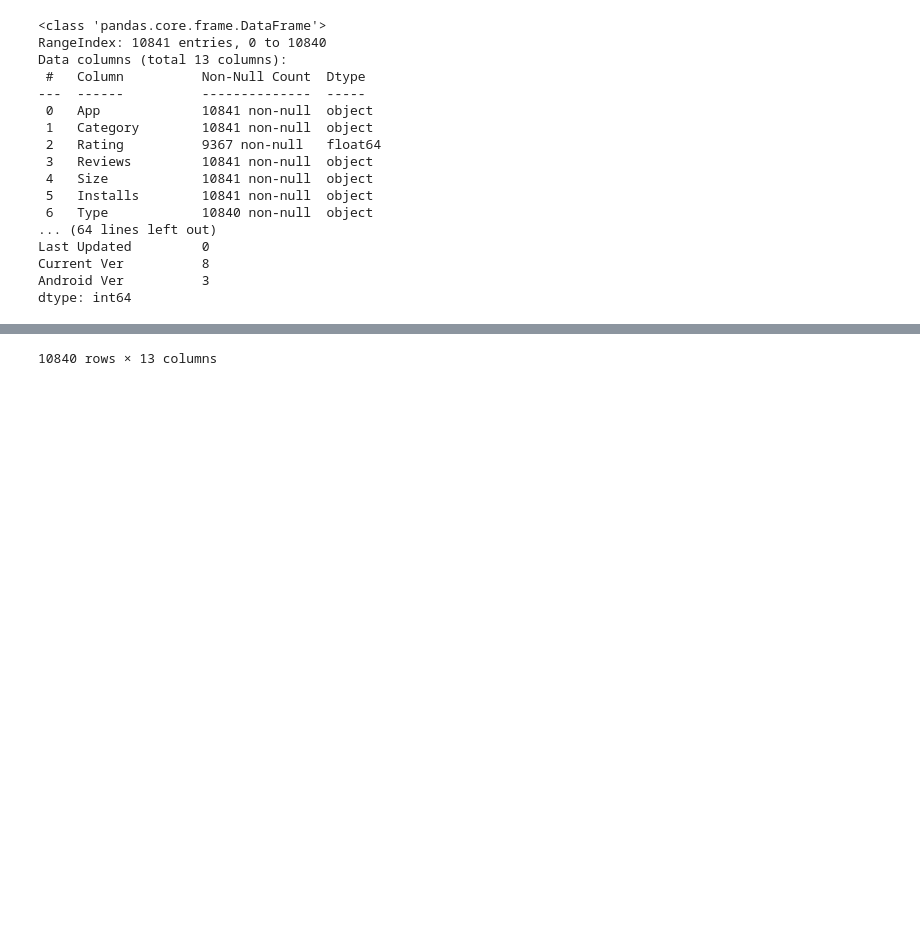
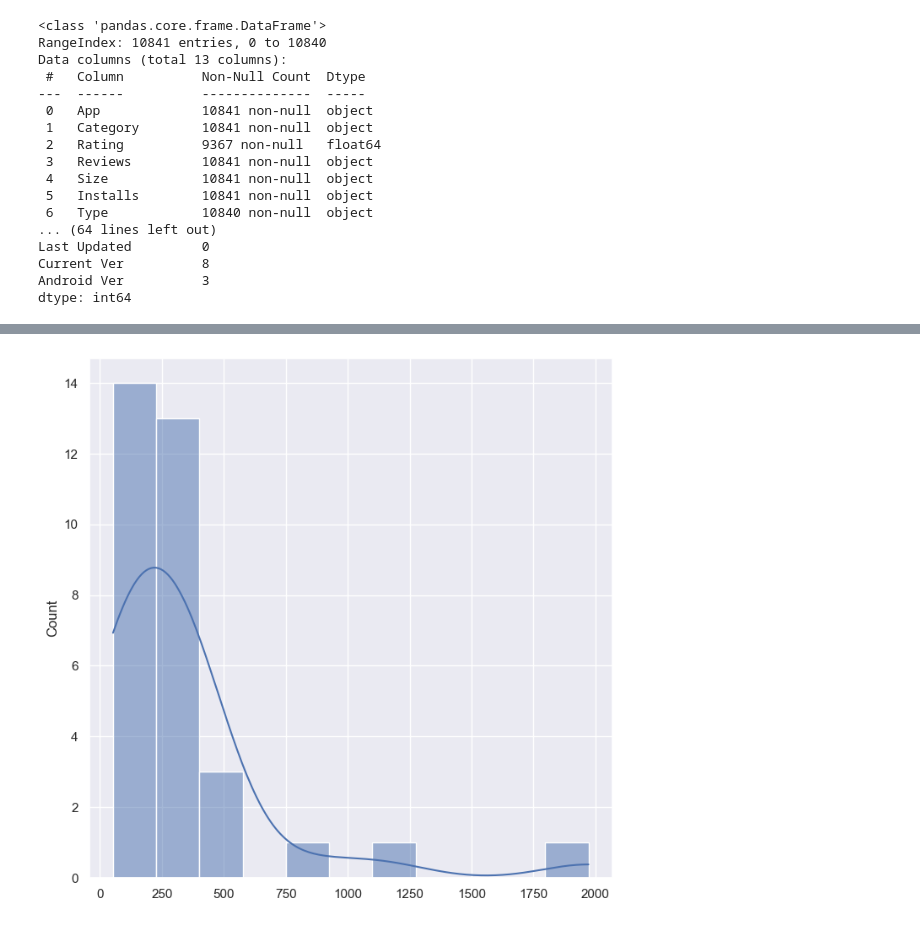
Before and after one commit to abd1bayev/My-Mobapp-Studio, a Jupyter notebook: my_mobapp_studio.ipynb, the cells around one changed output, grey strips where cells are left out. Drawn from its saved outputs; the diff is of its cells as text; code cells hidden in the pictures; blank space fills up the shorter version.

```diff
--- a/my_mobapp_studio.ipynb
+++ b/my_mobapp_studio.ipynb
@@ -69,3 +74,6 @@ def clean_dataset(dataset):
     df.Price = df.Price.astype(float)
     df.Reviews = df.Reviews.apply(lambda x: int(x))
     return df
+# %%
+dataset = clean_dataset(dataset)
+dataset
@@ -72,3 +94,23 @@ def clean_dataset(dataset):
+# %%
+def print_histograms(dataset):
+    # sb.distplot(dataset.Category.value_counts().values)
+    # plt.show()
+    # fig = {
+    #   "data": [
+    #     {
+    #       "values": dataset.Category.value_counts().values,
+    #       "labels": dataset.Category.value_counts().index,
+    #       "type": "pie"
+    #     }],
+    #   "layout": {
+    #         "title":"Percentages of Categories in PlayStore"
+    #     }
+    # }
+    # iplot(fig)
+    fig = plt.figure(figsize = (8, 8))
+    sns.set(style="darkgrid")
+    sns.histplot(data = dataset.Category.value_counts().values, kde = True)
+    plt.show()
 # %%
-clean_dataset(dataset)
+print_histograms(dataset)
 # %% [output]
@@ -87 +117 @@ clean_dataset(dataset)
-10840 rows × 13 columns
+[figure, added]
```
Also changed, not shown: parts of 6 cells of this notebook.
